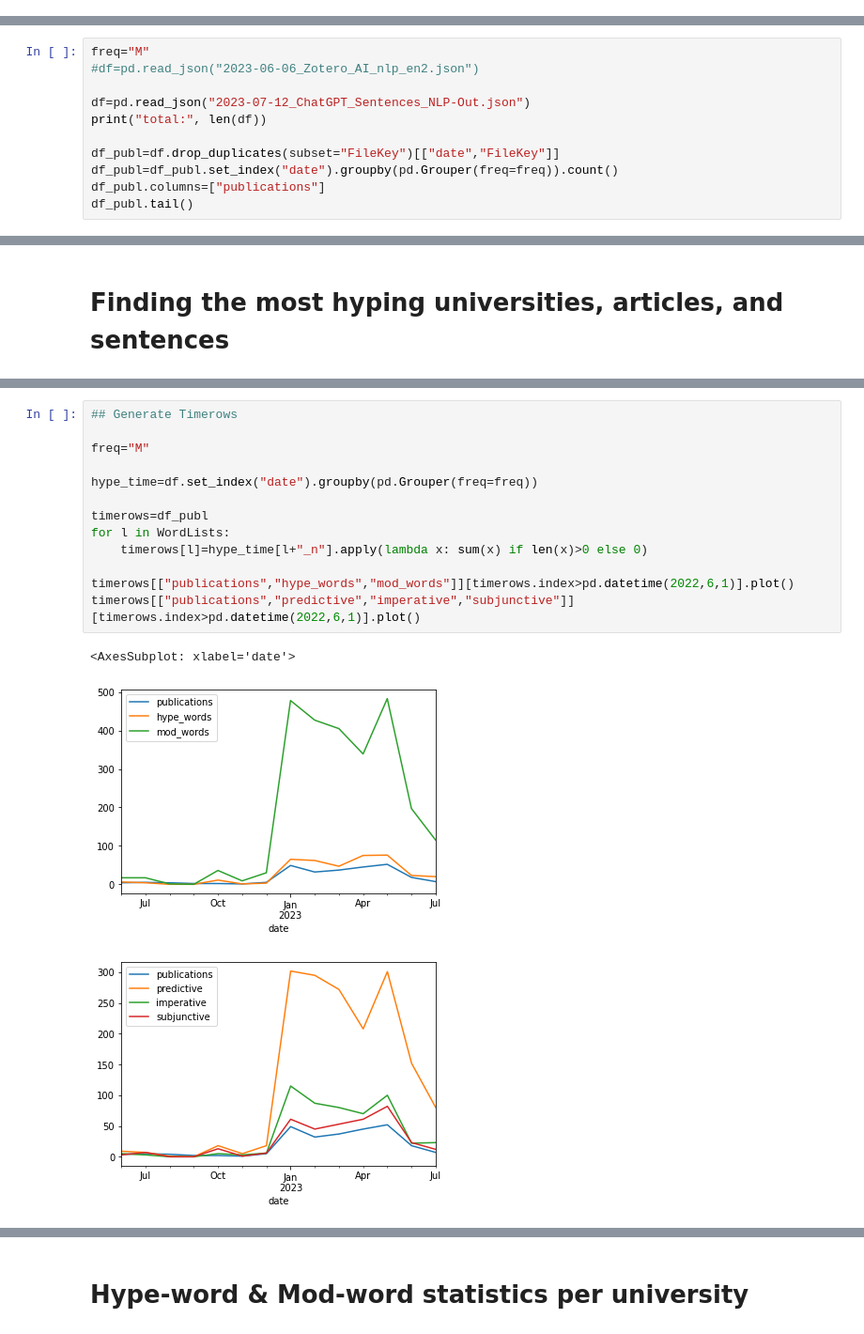
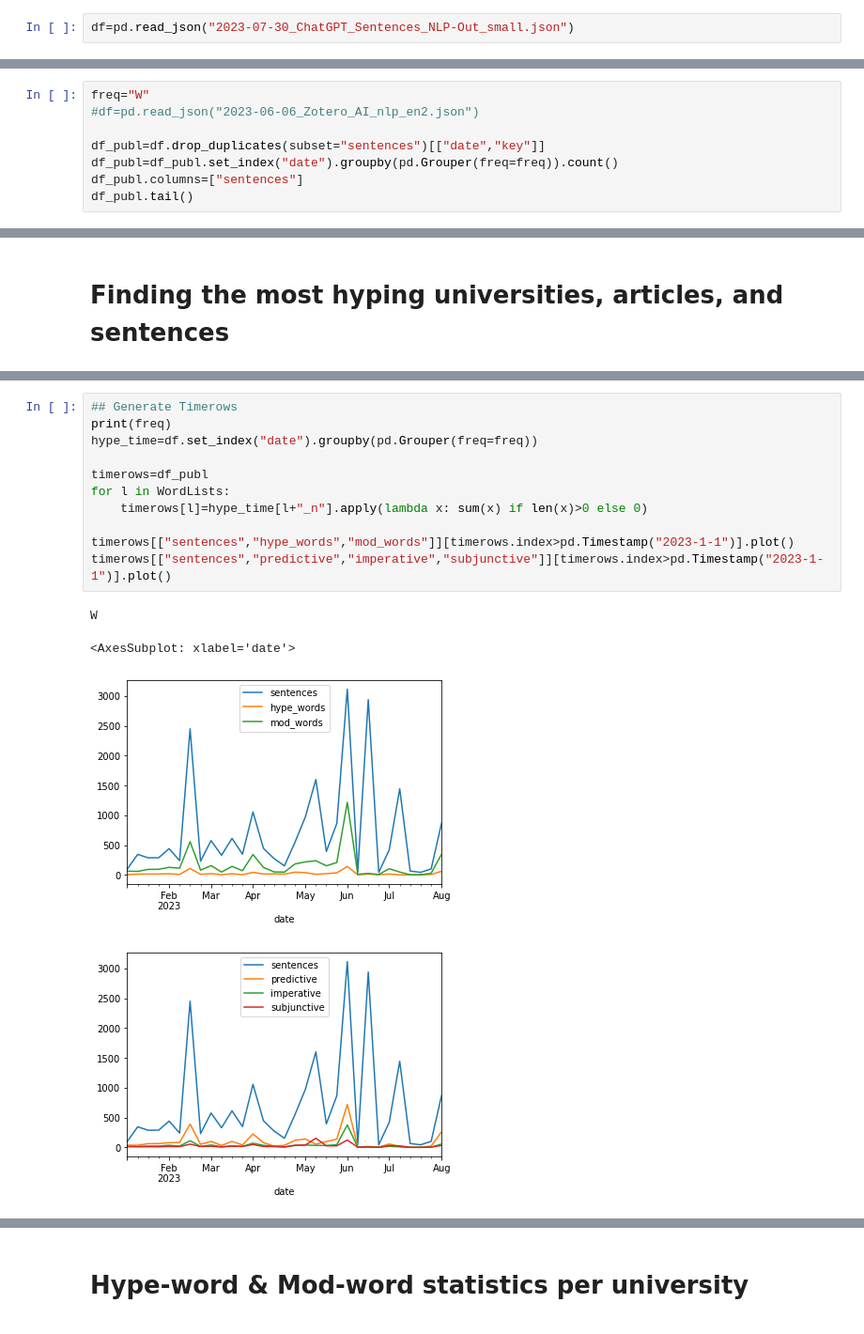
Before and after one commit to Klapperhorn/Zotero_HTML_annotation, a Jupyter notebook: file_analysis.ipynb, the cells around one changed output, grey strips where cells are left out. Shown at 94% size. Cells and saved outputs as stored; diff of their text form.

```diff
--- a/file_analysis.ipynb
+++ b/file_analysis.ipynb
@@ -12,0 +15,2 @@ from ipywidgets import interactive, interact
+# %%
+df=pd.read_json("2023-07-30_ChatGPT_Sentences_NLP-Out_small.json")
@@ -13,12 +26,9 @@ from ipywidgets import interactive, interact
 # %%
-freq="M"
+freq="W"
 #df=pd.read_json("2023-06-06_Zotero_AI_nlp_en2.json")
 
-df=pd.read_json("2023-07-12_ChatGPT_Sentences_NLP-Out.json")
-print("total:", len(df))
-
-df_publ=df.drop_duplicates(subset="FileKey")[["date","FileKey"]]
+df_publ=df.drop_duplicates(subset="sentences")[["date","key"]]
 df_publ=df_publ.set_index("date").groupby(pd.Grouper(freq=freq)).count()
-df_publ.columns=["publications"]
+df_publ.columns=["sentences"]
 df_publ.tail()
 # %% [output]
@@ -128,17 +209,16 @@ mod_words=df[df['mod_words_n']>0]
 # %%
 ## Generate Timerows
-
-freq="M"
-
+print(freq)
 hype_time=df.set_index("date").groupby(pd.Grouper(freq=freq))
 
 timerows=df_publ
 for l in WordLists:
     timerows[l]=hype_time[l+"_n"].apply(lambda x: sum(x) if len(x)>0 else 0)
 
-timerows[["publications","hype_words","mod_words"]][timerows.index>pd.datetime(2022,6,1)].plot()
-timerows[["publications","predictive","imperative","subjunctive"]][timerows.index>pd.datetime(2022,6,1)].plot()
+timerows[["sentences","hype_words","mod_words"]][timerows.index>pd.Timestamp("2023-1-1")].plot()
+timerows[["sentences","predictive","imperative","subjunctive"]][timerows.index>pd.Timestamp("2023-1-1")].plot()
 # %% [output]
-<AxesSubplot: xlabel='date'>
+W
+<AxesSubplot: xlabel='date'>
-[figure, old version]
+[figure, new version]
-[figure, old version]
+[figure, new version]
```
Also changed, not shown: parts of 44 cells of this notebook.
